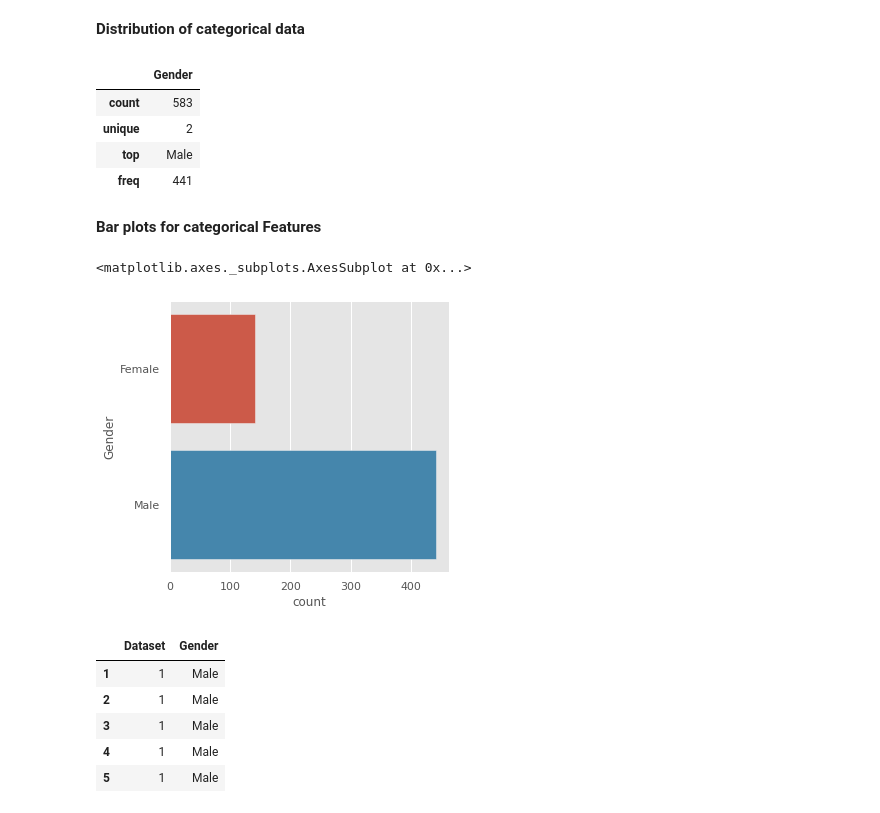
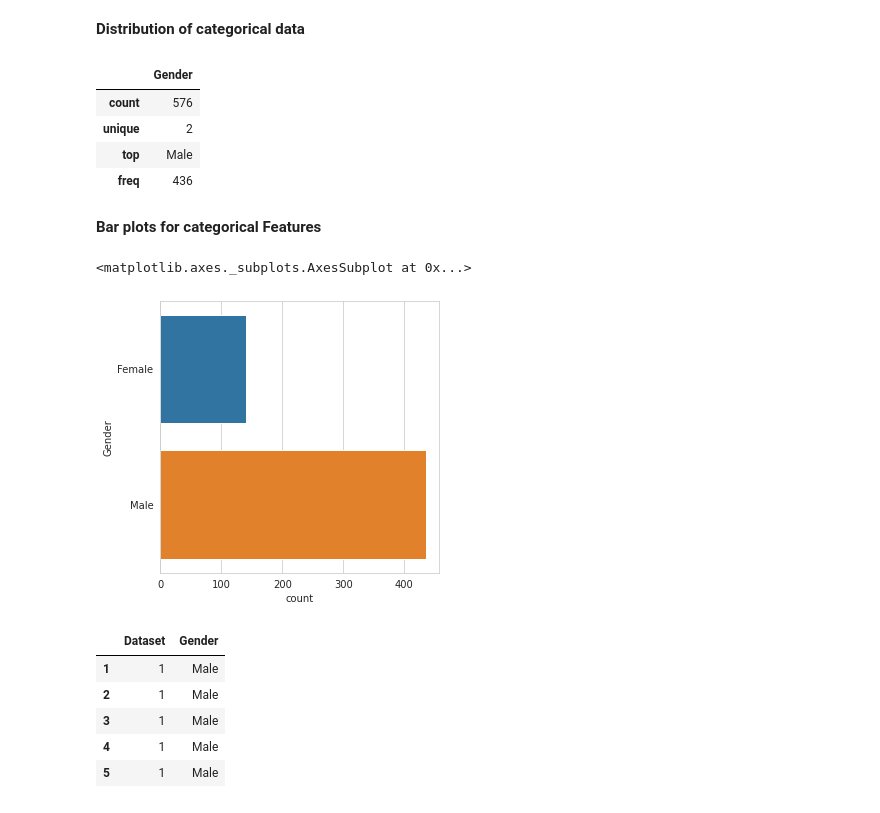
Before and after one commit to kalyankalluri999/Disseration, a Jupyter notebook: Disseration_Liver.ipynb, the cells around one changed output. Cells and saved outputs as stored; diff of their text form; code cells hidden in the pictures.

```diff
--- a/Disseration_Liver.ipynb
+++ b/Disseration_Liver.ipynb
@@ -46,3 +8,3 @@ plt.style.use('ggplot')
 # %%
-dataset = pd.read_csv('Liver_Patient.csv')
+Liver_dataset = pd.read_csv('Liver_Patient_dataset.csv')
 # %%
@@ -111,23 +88,23 @@ def partition(x):
     if x == 2:
         return 0
     return 1
-dataset['Dataset'] = dataset['Dataset'].map(partition)
+Liver_dataset['Dataset'] = Liver_dataset['Dataset'].map(partition)
 # %% [markdown]
 **Distribution of categorical data**
 # %%
-dataset.describe(include=['object'])
+Liver_dataset.describe(include=['object'])
 # %% [output]
 |  | Gender |
-| count | 583 |
+| count | 576 |
 | unique | 2 |
 | top | Male |
-| freq | 441 |
+| freq | 436 |
 # %% [markdown]
 **Bar plots for categorical Features**
 # %%
 plt.figure(figsize=(5,5))
-sns.countplot(y='Gender', data=dataset)
+sns.countplot(y='Gender', data=Liver_dataset)
 # %% [output]
 <matplotlib.axes._subplots.AxesSubplot at 0x...>
-[figure, old version]
+[figure, new version]
 # %%
```
Also changed, not shown: parts of 86 cells of this notebook.
